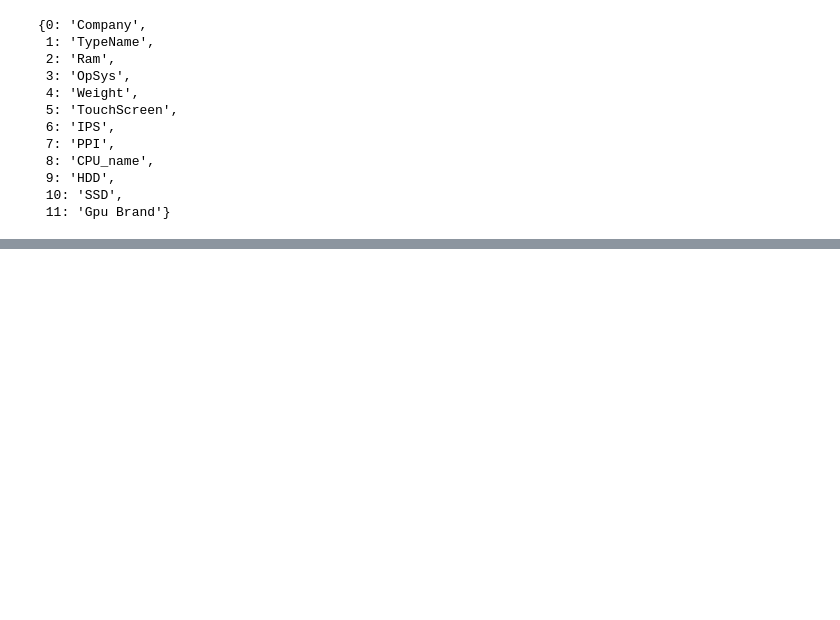
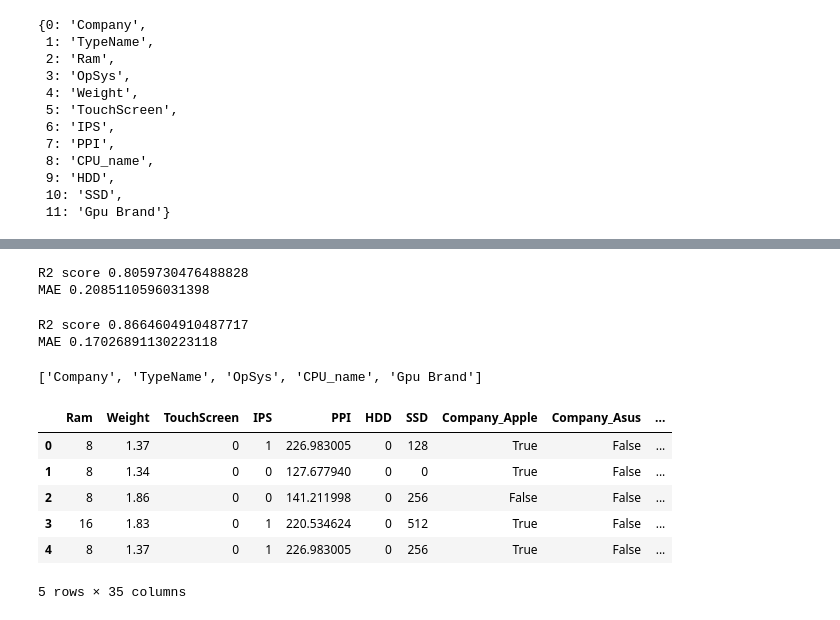
Before and after one commit to samratrajsharma/Laptop_Price_Prediction, a Jupyter notebook: Prediction.ipynb, the cells around one changed output, grey strips where cells are left out. Cells and saved outputs as stored; diff of their text form; code cells hidden in the pictures; blank space fills up the shorter version.

```diff
--- a/Prediction.ipynb
+++ b/Prediction.ipynb
@@ -876,0 +939,42 @@ mapper
+# %%
+step1 = ColumnTransformer(transformers = [
+    ('col_tnf', OneHotEncoder(drop = 'first'), [0,1,3,8,11])
+    ], remainder= 'passthrough')
+
+step2 = DecisionTreeRegressor(max_depth= 8)
+
+pipe = Pipeline([
+    ('step1', step1 ),
+    ('step2', step2)
+])
+
+pipe.fit(X_train, y_train)
+
+y_pred = pipe.predict(X_test)
+
+print('R2 score', metrics.r2_score(y_test, y_pred))
+print('MAE', metrics.mean_absolute_error(y_test, y_pred))
+# %% [output]
+R2 score 0.8059730476488828
+MAE 0.2085110596031398
+# %%
+step1 = ColumnTransformer(transformers = [
+    ('col_tnf', OneHotEncoder(drop = 'first'), [0,1,3,8,11])
+    ], remainder= 'passthrough')
+
+step2 = RandomForestRegressor(n_estimators = 100, random_state = 3, max_samples = 0.75, max_depth= 15)
+
+pipe = Pipeline([
+    ('step1', step1 ),
+    ('step2', step2)
+])
+
+pipe.fit(X_train, y_train)
+
+y_pred = pipe.predict(X_test)
+
+print('R2 score', metrics.r2_score(y_test, y_pred))
+print('MAE', metrics.mean_absolute_error(y_test, y_pred))
+# %% [output]
+R2 score 0.8664604910487717
+MAE 0.17026891130223118
@@ -876,0 +986,21 @@ mapper
+# %%
+indexlist = [0,1,3,8,11]
+transformlist = []
+for key, value in mapper.items():
+    if key in indexlist:
+        transformlist.append(value)
+
+transformlist
+# %% [output]
+['Company', 'TypeName', 'OpSys', 'CPU_name', 'Gpu Brand']
+# %%
+train = pd.get_dummies(train, columns = transformlist, drop_first = True)
+train.head()
+# %% [output]
+|  | Ram | Weight | TouchScreen | IPS | PPI | HDD | SSD | Company_Apple | Company_Asus | ... |
+| 0 | 8 | 1.37 | 0 | 1 | 226.983005 | 0 | 128 | True | False | ... |
+| 1 | 8 | 1.34 | 0 | 0 | 127.677940 | 0 | 0 | True | False | ... |
+| 2 | 8 | 1.86 | 0 | 0 | 141.211998 | 0 | 256 | False | False | ... |
+| 3 | 16 | 1.83 | 0 | 1 | 220.534624 | 0 | 512 | True | False | ... |
+| 4 | 8 | 1.37 | 0 | 1 | 226.983005 | 0 | 256 | True | False | ... |
+5 rows × 35 columns
```
Also changed, not shown: parts of 20 cells of this notebook.
